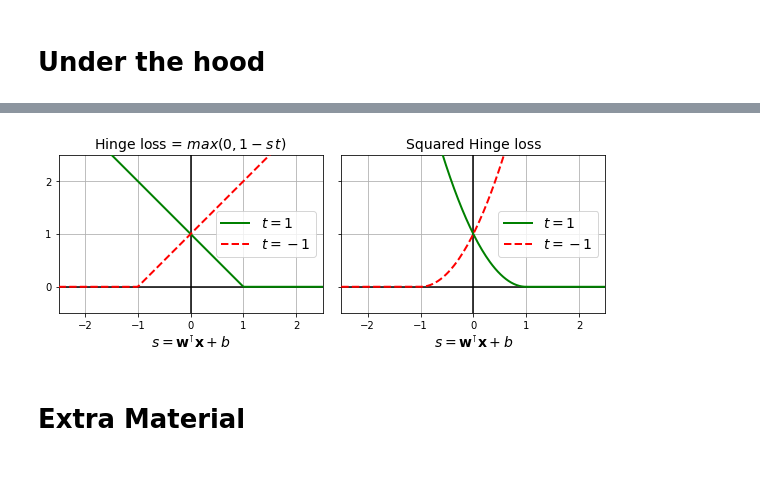
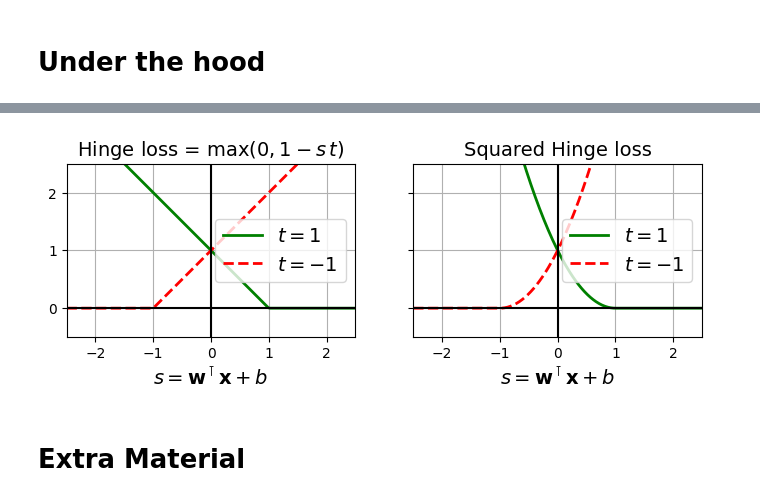
Before and after one commit to Sravan5452/Capabl, a Jupyter notebook: 05_support_vector_machines.ipynb, the cells around one changed output, grey strips where cells are left out. Saved outputs shown, nothing was run; the diff lists cells and outputs as text; code cells hidden in the pictures; blank space fills up the shorter version.

```diff
--- a/05_support_vector_machines.ipynb
+++ b/05_support_vector_machines.ipynb
@@ -890,32 +943,41 @@ plt.show()
 # %%
-# extra code – this cell generates and saves Figure 5–13
+import numpy as np
+import matplotlib.pyplot as plt
 
+# s is the decision score range: s = w^T x + b
 s = np.linspace(-2.5, 2.5, 200)
-hinge_pos = np.where(1 - s < 0, 0, 1 - s)  # max(0, 1 - s)
-hinge_neg = np.where(1 + s < 0, 0, 1 + s)  # max(0, 1 + s)
 
-titles = (r"Hinge loss = $max(0, 1 - s\,t)$", "Squared Hinge loss")
+# Hinge loss for t = +1: max(0, 1 - s)
+hinge_pos = np.where(1 - s < 0, 0, 1 - s)
 
-fix, axs = plt.subplots(1, 2, sharey=True, figsize=(8.2, 3))
+# Hinge loss for t = -1: max(0, 1 + s)  (because 1 - s*t = 1 - s*(-1) = 1 + s)
+hinge_neg = np.where(1 + s < 0, 0, 1 + s)
+
+titles = (r"Hinge loss = $\max(0, 1 - s\,t)$", "Squared Hinge loss")
+
+fig, axs = plt.subplots(1, 2, sharey=True, figsize=(8.2, 3))
 
 for ax, loss_pos, loss_neg, title in zip(
-        axs, (hinge_pos, hinge_pos ** 2), (hinge_neg, hinge_neg ** 2), titles):
-    ax.plot(s, loss_pos, "g-", linewidth=2, zorder=10, label="$t=1$")
-    ax.plot(s, loss_neg, "r--", linewidth=2, zorder=10, label="$t=-1$")
+        axs,
+        (hinge_pos, hinge_pos ** 2),     # squared hinge: (max(0, 1 - s*t))^2
+        (hinge_neg, hinge_neg ** 2),
+        titles):
+
+    ax.plot(s, loss_pos, "g-", linewidth=2, label="$t=1$")
+    ax.plot(s, loss_neg, "r--", linewidth=2, label="$t=-1$")
     ax.grid(True)
     ax.axhline(y=0, color='k')
     ax.axvline(x=0, color='k')
     ax.set_xlabel(r"$s = \mathbf{w}^\intercal \mathbf{x} + b$")
     ax.axis([-2.5, 2.5, -0.5, 2.5])
     ax.legend(loc="center right")
     ax.set_title(title)
     ax.set_yticks(np.arange(0, 2.5, 1))
     ax.set_aspect("equal")
 
-save_fig("hinge_plot")
 plt.show()
 # %% [output]
-[figure, old version]
+[figure, new version]
 # %% [markdown]
 # Extra Material
 # %% [markdown]
```
Also changed, not shown: parts of 38 cells of this notebook.
